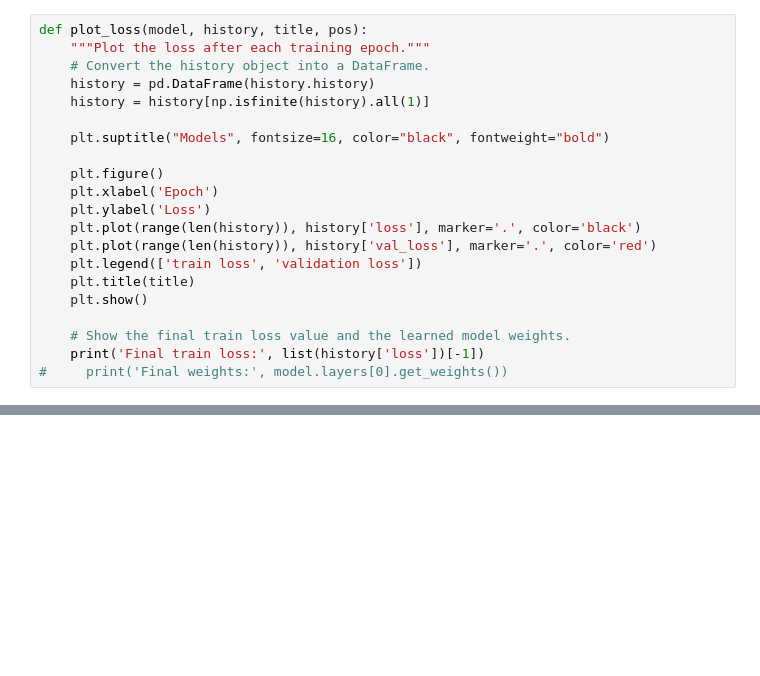
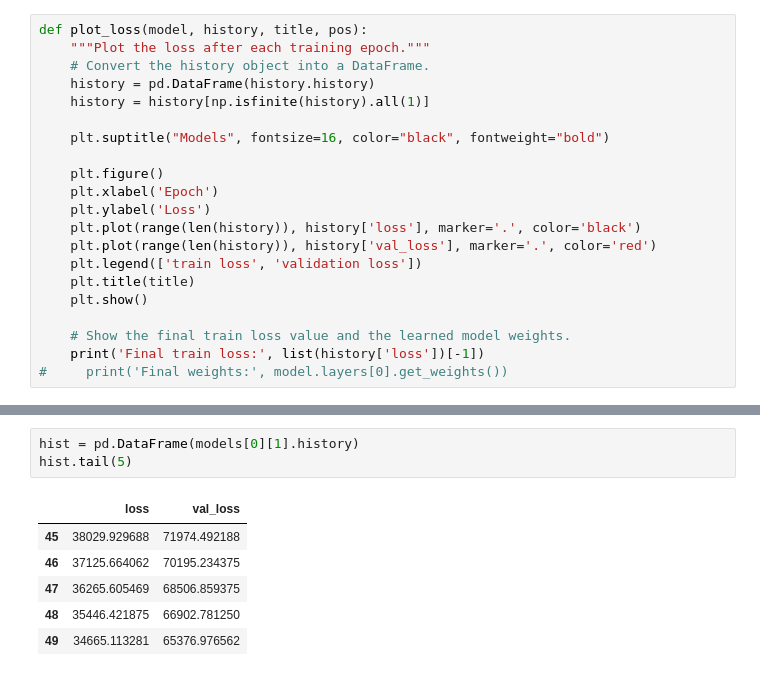
Before and after one commit to teddy661/281-final-project, a Jupyter notebook: BaseModel.ipynb, the cells around one changed output, grey strips where cells are left out. Saved outputs shown, nothing was run; the diff lists cells and outputs as text; blank space fills up the shorter version.

```diff
--- a/BaseModel.ipynb
+++ b/BaseModel.ipynb
@@ -331,0 +334,10 @@ plt.show()
+# %%
+hist = pd.DataFrame(models[0][1].history)
+hist.tail(5)
+# %% [output]
+|  | loss | val_loss |
+| 45 | 38029.929688 | 71974.492188 |
+| 46 | 37125.664062 | 70195.234375 |
+| 47 | 36265.605469 | 68506.859375 |
+| 48 | 35446.421875 | 66902.781250 |
+| 49 | 34665.113281 | 65376.976562 |
```
Also changed, not shown: parts of 4 cells of this notebook, 1 other file.
